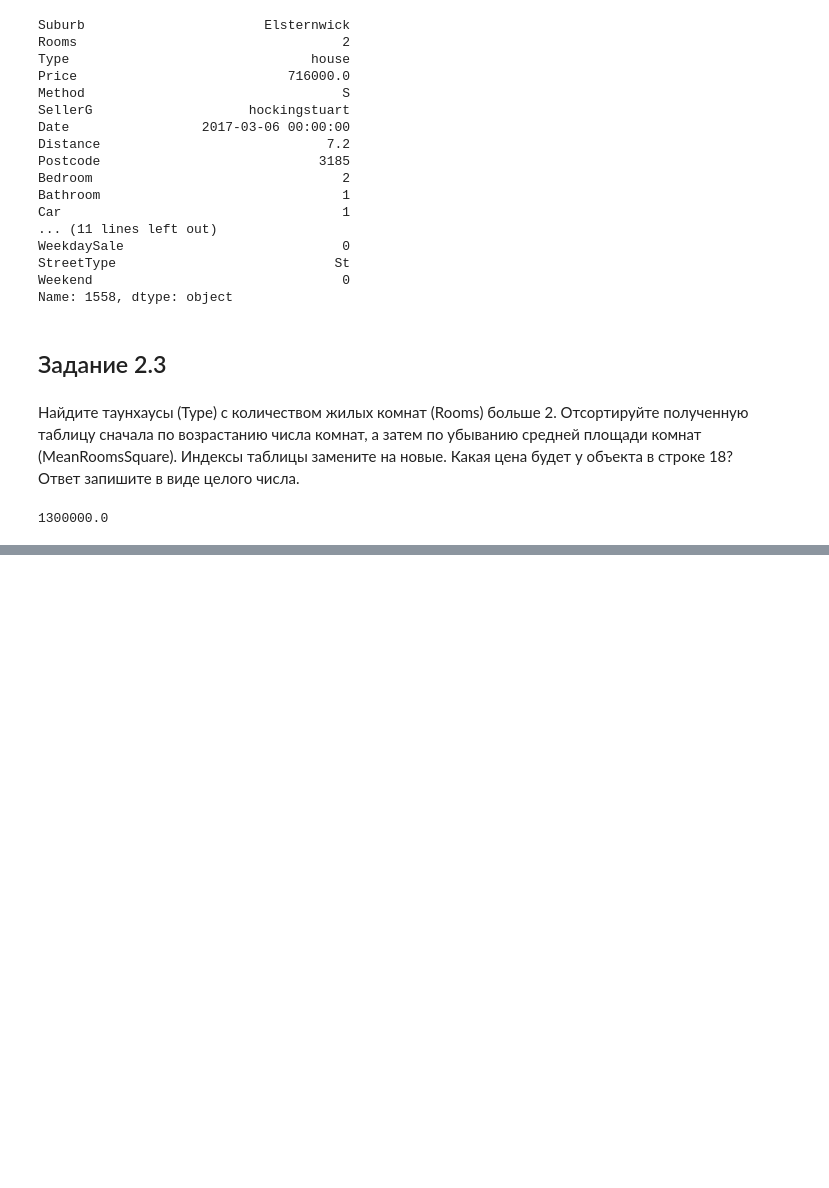
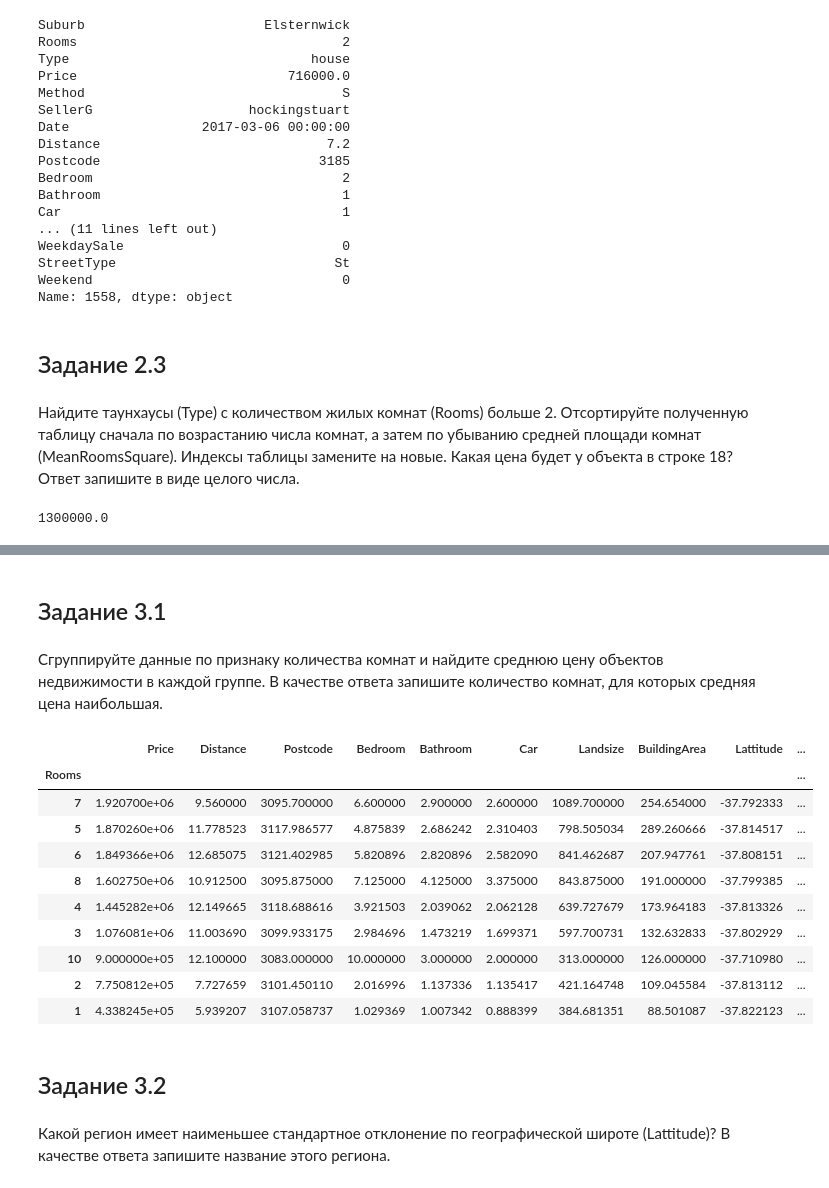
Before and after one commit to V1adis1avSPb/Skillfactory, a Jupyter notebook: PY-12_Продвинутые методы работы с данными в Pandas/Продвинутые методы - теория.ipynb, the cells around one changed output, grey strips where cells are left out. Drawn from its saved outputs; the diff is of its cells as text; code cells hidden in the pictures; blank space fills up the shorter version.

```diff
--- a/PY-12_Продвинутые методы работы с данными в Pandas/Продвинутые методы - теория.ipynb
+++ b/PY-12_Продвинутые методы работы с данными в Pandas/Продвинутые методы - теория.ipynb
@@ -239,0 +320,23 @@ melb_df[mask1 & mask2].sort_values(
+# %% [markdown]
+## Задание 3.1
+# %% [markdown]
+Сгруппируйте данные по признаку количества комнат и найдите среднюю цену объектов недвижимости в каждой группе. В качестве ответа запишите количество комнат, для которых средняя цена наибольшая.
+# %%
+melb_df.groupby(by='Rooms').mean().sort_values(by='Price',ascending=False)
+# %% [output]
+|  | Price | Distance | Postcode | Bedroom | Bathroom | Car | Landsize | BuildingArea | Lattitude | ... |
+| Rooms |  |  |  |  |  |  |  |  |  | ... |
+| 7 | 1.920700e+06 | 9.560000 | 3095.700000 | 6.600000 | 2.900000 | 2.600000 | 1089.700000 | 254.654000 | -37.792333 | ... |
+| 5 | 1.870260e+06 | 11.778523 | 3117.986577 | 4.875839 | 2.686242 | 2.310403 | 798.505034 | 289.260666 | -37.814517 | ... |
+| 6 | 1.849366e+06 | 12.685075 | 3121.402985 | 5.820896 | 2.820896 | 2.582090 | 841.462687 | 207.947761 | -37.808151 | ... |
+| 8 | 1.602750e+06 | 10.912500 | 3095.875000 | 7.125000 | 4.125000 | 3.375000 | 843.875000 | 191.000000 | -37.799385 | ... |
+| 4 | 1.445282e+06 | 12.149665 | 3118.688616 | 3.921503 | 2.039062 | 2.062128 | 639.727679 | 173.964183 | -37.813326 | ... |
+| 3 | 1.076081e+06 | 11.003690 | 3099.933175 | 2.984696 | 1.473219 | 1.699371 | 597.700731 | 132.632833 | -37.802929 | ... |
+| 10 | 9.000000e+05 | 12.100000 | 3083.000000 | 10.000000 | 3.000000 | 2.000000 | 313.000000 | 126.000000 | -37.710980 | ... |
+| 2 | 7.750812e+05 | 7.727659 | 3101.450110 | 2.016996 | 1.137336 | 1.135417 | 421.164748 | 109.045584 | -37.813112 | ... |
+| 1 | 4.338245e+05 | 5.939207 | 3107.058737 | 1.029369 | 1.007342 | 0.888399 | 384.681351 | 88.501087 | -37.822123 | ... |
+# %% [markdown]
+## Задание 3.2
+# %% [markdown]
+Какой регион имеет наименьшее стандартное отклонение по географической широте (Lattitude)?
+В качестве ответа запишите название этого региона.
```
Also changed, not shown: parts of 33 cells of this notebook.
